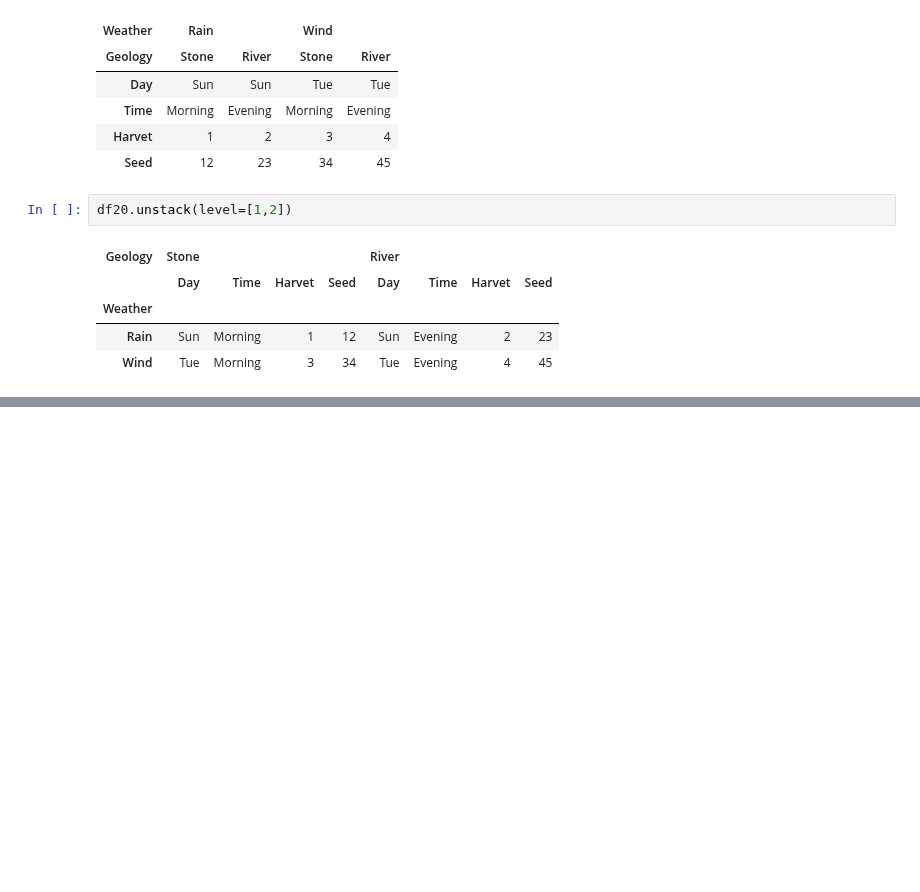
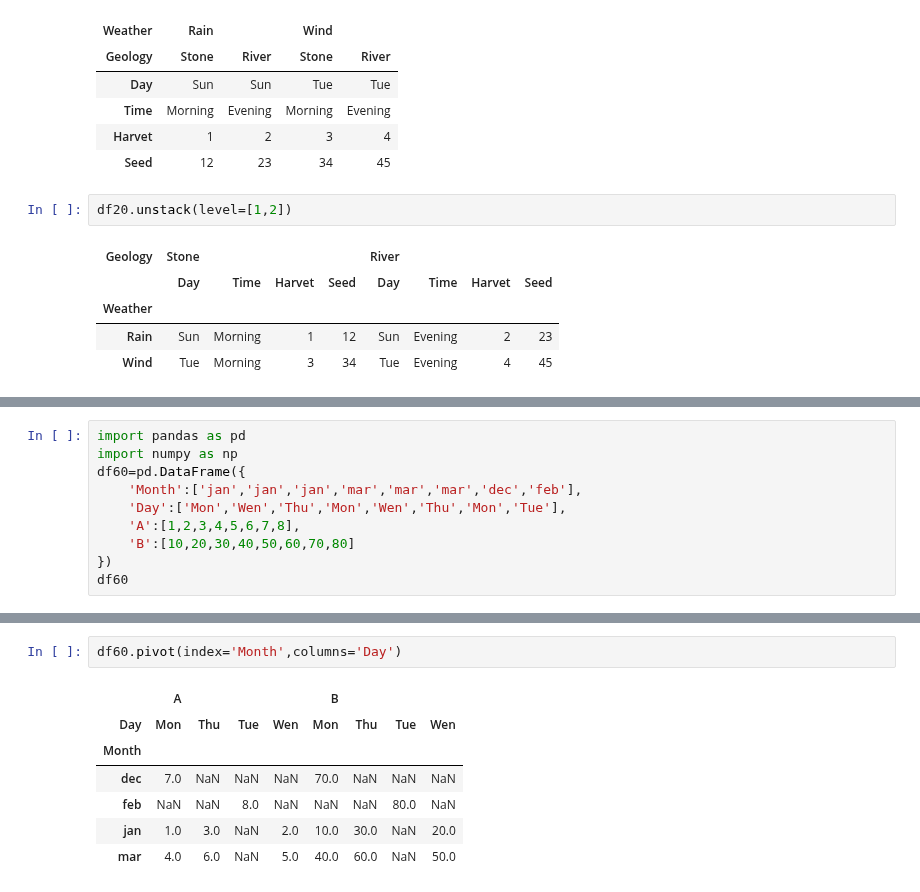
Before and after one commit to ramnagella/Demo, a Jupyter notebook: DA_Day8.ipynb, the cells around one changed output, grey strips where cells are left out. Drawn from its saved outputs; the diff is of its cells as text; blank space fills up the shorter version.

```diff
--- a/DA_Day8.ipynb
+++ b/DA_Day8.ipynb
@@ -504,0 +566,10 @@ df20.unstack(level=[1,2])
+# %%
+import pandas as pd
+import numpy as np
+df60=pd.DataFrame({
+    'Month':['jan','jan','jan','mar','mar','mar','dec','feb'],
+    'Day':['Mon','Wen','Thu','Mon','Wen','Thu','Mon','Tue'],
+    'A':[1,2,3,4,5,6,7,8],
+    'B':[10,20,30,40,50,60,70,80]
+})
+df60
@@ -504,0 +595,10 @@ df20.unstack(level=[1,2])
+# %%
+df60.pivot(index='Month',columns='Day')
+# %% [output]
+|  | A |  |  |  | B |  |  |  |
+| Day | Mon | Thu | Tue | Wen | Mon | Thu | Tue | Wen |
+| Month |  |  |  |  |  |  |  |  |
+| dec | 7.0 | NaN | NaN | NaN | 70.0 | NaN | NaN | NaN |
+| feb | NaN | NaN | 8.0 | NaN | NaN | NaN | 80.0 | NaN |
+| jan | 1.0 | 3.0 | NaN | 2.0 | 10.0 | 30.0 | NaN | 20.0 |
+| mar | 4.0 | 6.0 | NaN | 5.0 | 40.0 | 60.0 | NaN | 50.0 |
```
Also changed, not shown: parts of 13 cells of this notebook.
